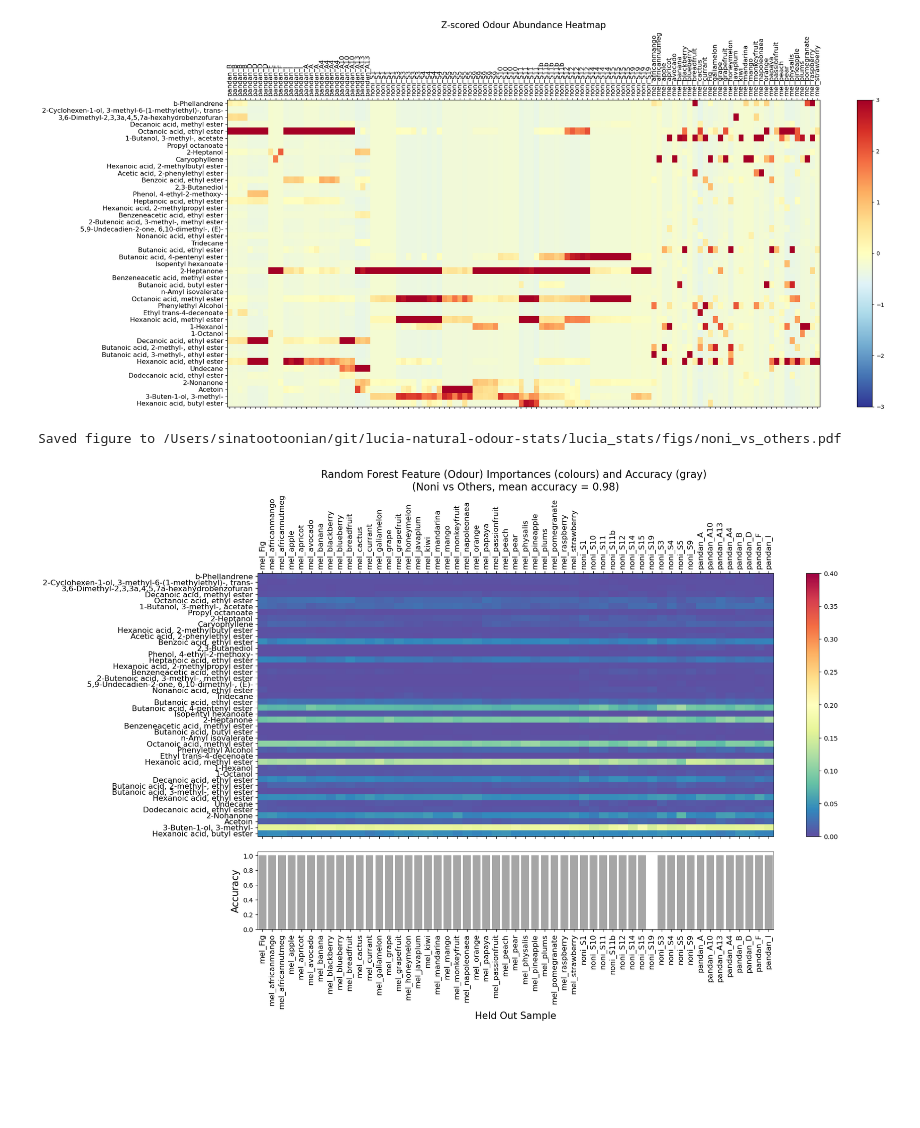
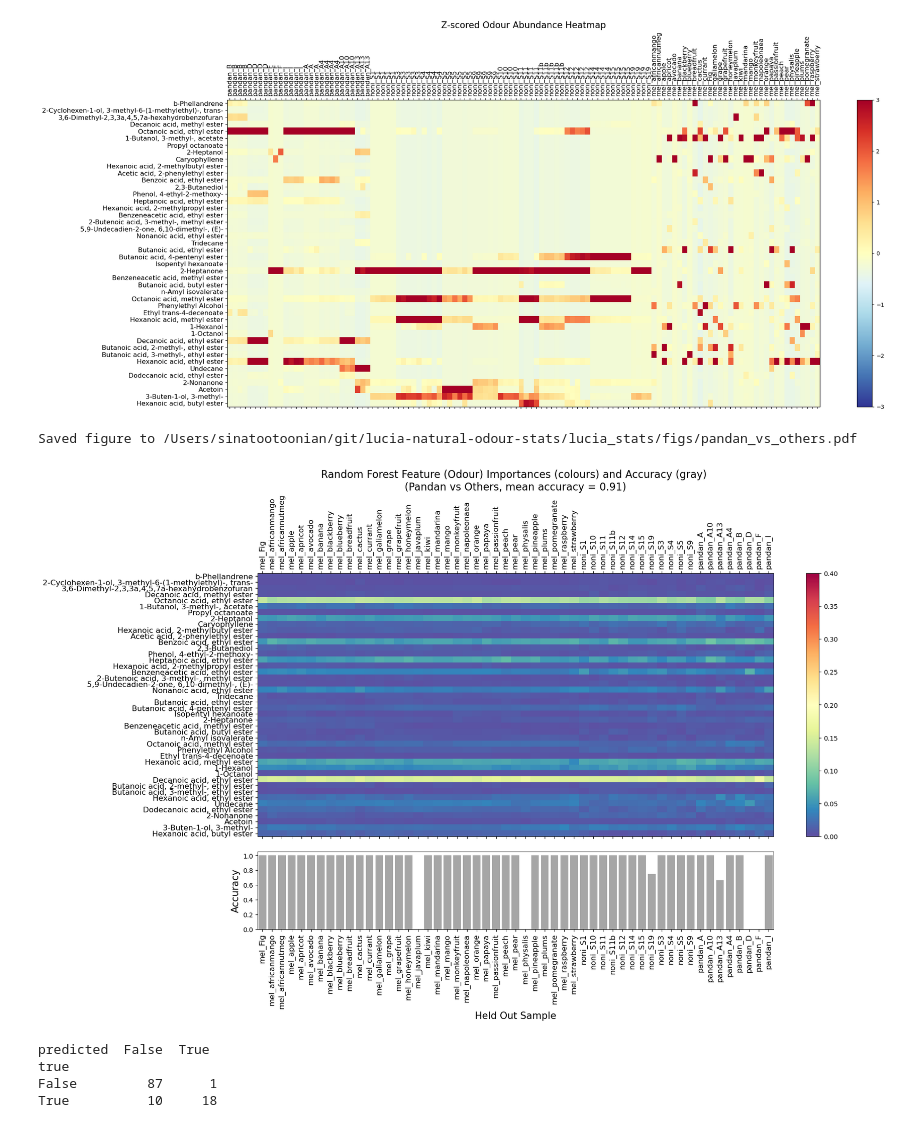
Before and after one commit to stootoon/lucia-natural-odour-stats, a Jupyter notebook: lucia_stats/analyses/noni-random-forest.ipynb, the cells around one changed output. Drawn from its saved outputs; the diff is of its cells as text; code cells hidden in the pictures; blank space fills up the shorter version.

```diff
--- a/lucia_stats/analyses/noni-random-forest.ipynb
+++ b/lucia_stats/analyses/noni-random-forest.ipynb
@@ -138,9 +138,11 @@ from sklearn.model_selection import LeaveOneGroupOut, cross_validate
 from sklearn.ensemble import RandomForestClassifier
 # %%
+class_weight = None # Use balanced class weights to handle class imbalance
 logo = LeaveOneGroupOut()
 def run_random_forest(X, y, groups, n_estimators=1000, random_state=42):
     cv_out = cross_validate(
-        RandomForestClassifier(random_state=random_state),
+        RandomForestClassifier(random_state=random_state,
+                               class_weight = class_weight),
         X, y,
         cv=logo,
         groups=groups,
@@ -158,16 +160,24 @@ def run_random_forest(X, y, groups, n_estimators=1000, random_state=42):
     return importances, held_out, scores
 # %%
 # Make a RF classifier to classify Pandan vs The others
-which_fruit = "noni"
+which_fruit = "pandan"
 y = [lab == which_fruit for lab in df_combined.index.get_level_values('dataset')]
+y_pred = cross_val_predict(RandomForestClassifier(random_state=42, class_weight=class_weight), Z, y, cv=logo, groups=groups)
 importances, held_out, scores = run_random_forest(Z, y, groups)
 ax, ax2 = plot_rf_importances(importances, held_out, scores)
 ttl = ax.get_title()
 ttl = ttl + f"\n({which_fruit.capitalize()} vs Others, mean accuracy = {np.mean(scores):.2f})"
 ax.set_title(ttl, fontsize =16)
 fig_name = os.path.join(paths.figs_path, f"{which_fruit}_vs_others.pdf")
 savefig(fig_name, dpi=600, bbox_inches='tight')
 print(f"Saved figure to {fig_name}")
 # %% [output]
-Saved figure to /Users/sinatootoonian/git/lucia-natural-odour-stats/lucia_stats/figs/noni_vs_others.pdf
+Saved figure to /Users/sinatootoonian/git/lucia-natural-odour-stats/lucia_stats/figs/pandan_vs_others.pdf
-[figure, old version]
+[figure, new version]
+# %%
+print(pd.crosstab(y, y_pred, rownames=['true'], colnames=['predicted']))
+# %% [output]
+predicted  False  True
+true
+False         87      1
+True          10     18
```
Also changed, not shown: parts of 2 cells of this notebook.
